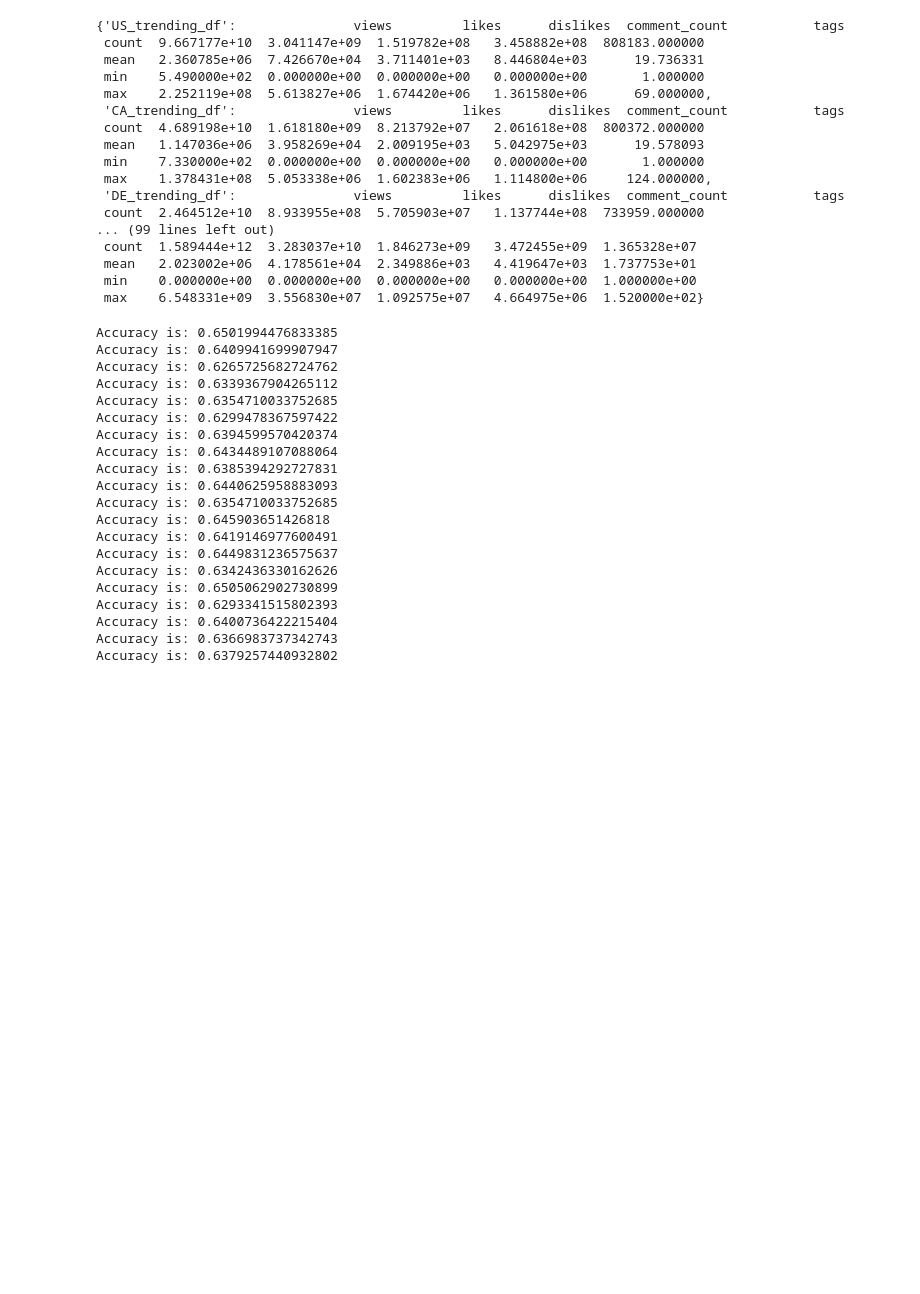
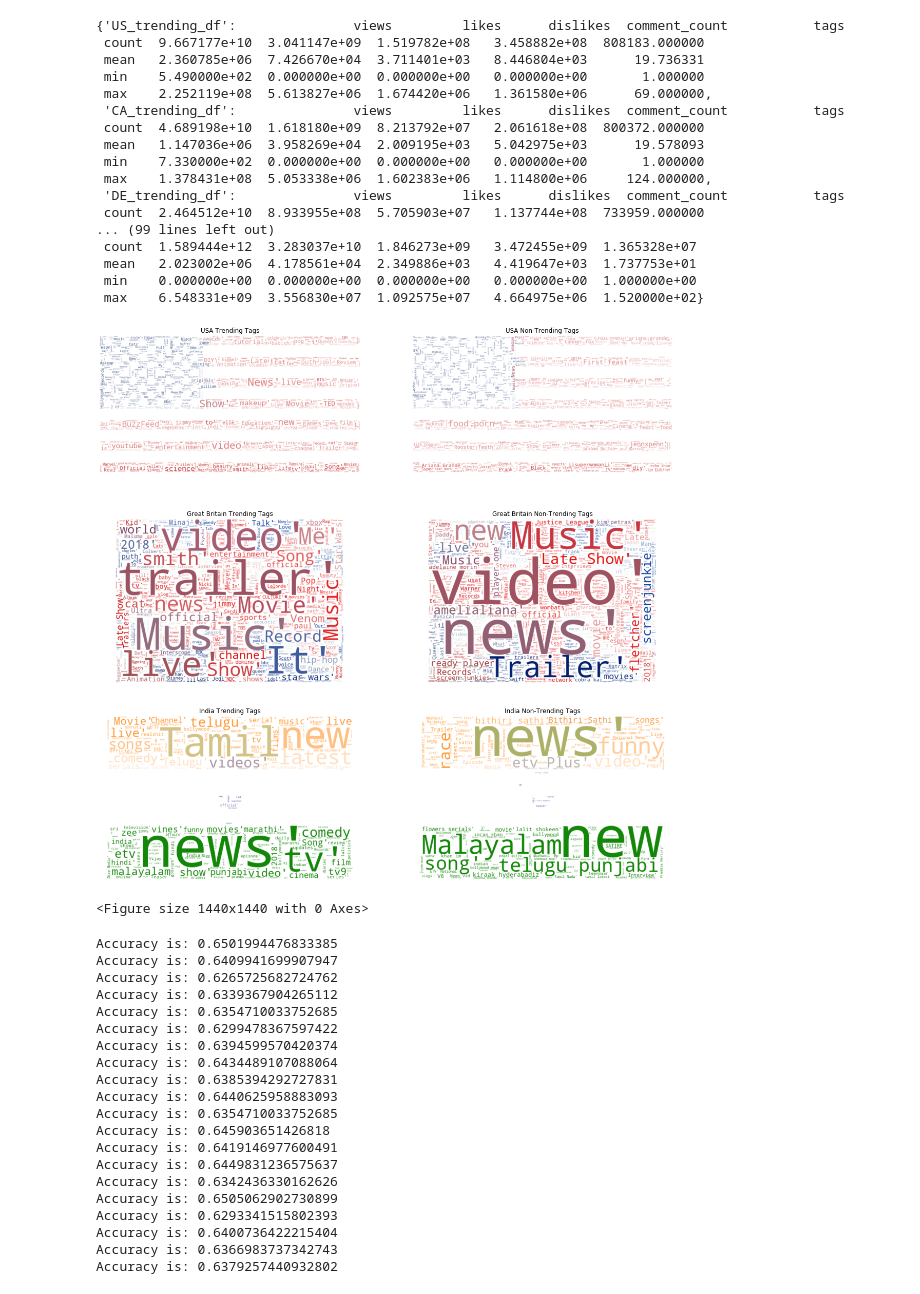
Before and after one commit to akpatnam25/trending-here-trending-there, a Jupyter notebook: FinalTrendingHereTrendingThere.ipynb, the cells around one changed output. Drawn from its saved outputs; the diff is of its cells as text; code cells hidden in the pictures; blank space fills up the shorter version.

Commit message:
got wordclouds working

```diff
--- a/FinalTrendingHereTrendingThere.ipynb
+++ b/FinalTrendingHereTrendingThere.ipynb
@@ -293,4 +297,71 @@ ru_nontrending_most_common_tags = get_most_common_tags(not_trending_ru_df)
 ### do visualization on these most common tags!!!
+# %%
+import numpy as np
+import pandas as pd
+from os import path
+from PIL import Image
+from wordcloud import WordCloud, STOPWORDS, ImageColorGenerator
+import matplotlib.pyplot as plt
+
+links = ['https://cdn.pixabay.com/photo/2017/03/14/21/00/american-flag-2144392_960_720.png',
+        'https://i.pinimg.com/originals/93/85/dd/9385dde0f8cf96e0c60e5e659036b303.jpg',
+        'https://cdn.britannica.com/97/1597-004-7C2918C6/Flag-India.jpg']
+
+fig, axes = plt.subplots(nrows=3, ncols=2, figsize=(20, 20))
+mask_USA = np.array(Image.open(requests.get(links[0], stream=True).raw))
+mask_GB = np.array(Image.open(requests.get(links[1], stream=True).raw))
+mask_IN = np.array(Image.open(requests.get(links[2], stream=True).raw))
+image_colors_usa = ImageColorGenerator(mask_USA)
+image_colors_gb = ImageColorGenerator(mask_GB)
+image_colors_in = ImageColorGenerator(mask_IN)
+wordcloud_usa_trending = WordCloud(width=1000, height=1000, mask=mask_USA, background_color="white", max_words=1000, max_font_size=1000).generate(str(list(us_trending_most_common_tags.keys())))
+wordcloud_gb_trending = WordCloud(width=1000, height=1000, mask=mask_GB, background_color="white", max_words=1000, max_font_size=1000).generate(str(list(gb_trending_most_common_tags.keys())))
+wordcloud_in_trending = WordCloud(width=1000, height=1000, mask=mask_IN, background_color="white", max_words=1000, max_font_size=1000).generate(str(list(in_trending_most_common_tags.keys())))
+
+
+wordcloud_usa_nontrending = WordCloud(width=1000, height=1000, mask=mask_USA, background_color="white", max_words=1000, max_font_size=1000).generate(str(list(us_nontrending_most_common_tags.keys())))
+wordcloud_gb_nontrending = WordCloud(width=1000, height=1000, mask=mask_GB, background_color="white", max_words=1000, max_font_size=1000).generate(str(list(gb_nontrending_most_common_tags.keys())))
+wordcloud_in_nontrending = WordCloud(width=1000, height=1000, mask=mask_IN, background_color="white", max_words=1000, max_font_size=1000).generate(str(list(in_nontrending_most_common_tags.keys())))
+
+
+plt.figure(figsize=(20,20), facecolor='k')
+
+axes[0, 0].imshow(wordcloud_usa_trending.recolor(color_func=image_colors_usa), interpolation="bilinear")
+axes[0, 0].set_title("USA Trending Tags")
+axes[0, 0].axis("off")
+
+axes[1, 0].imshow(wordcloud_gb_trending.recolor(color_func=image_colors_gb), interpolation="bilinear")
+axes[1, 0].set_title("Great Britain Trending Tags")
+axes[1, 0].axis("off")
+
+
+axes[2, 0].imshow(wordcloud_in_trending.recolor(color_func=image_colors_in), interpolation="bilinear")
+axes[2, 0].set_title("India Trending Tags")
+axes[2, 0].axis("off")
+
+axes[0, 1].imshow(wordcloud_usa_nontrending.recolor(color_func=image_colors_usa), interpolation="bilinear")
+axes[0, 1].set_title("USA Non-Trending Tags")
+axes[0, 1].axis("off")
+
+
+axes[1, 1].imshow(wordcloud_gb_nontrending.recolor(color_func=image_colors_gb), interpolation="bilinear")
+axes[1, 1].set_title("Great Britain Non-Trending Tags")
+axes[1, 1].axis("off")
+
+
+
+
+axes[2, 1].imshow(wordcloud_in_nontrending.recolor(color_func=image_colors_in), interpolation="bilinear")
+axes[2, 1].set_title("India Non-Trending Tags")
+axes[2, 1].axis("off")
+
+
+
+plt.tight_layout(pad=0)
+plt.show()
+# %% [output]
+[figure, added]
+<Figure size 1440x1440 with 0 Axes>
 # %%
 ## do sentiment analysis on each of the tags
 ## return classifications on each of the tags in both trending and non-trending per country
```
Also changed, not shown: parts of 4 cells of this notebook.
